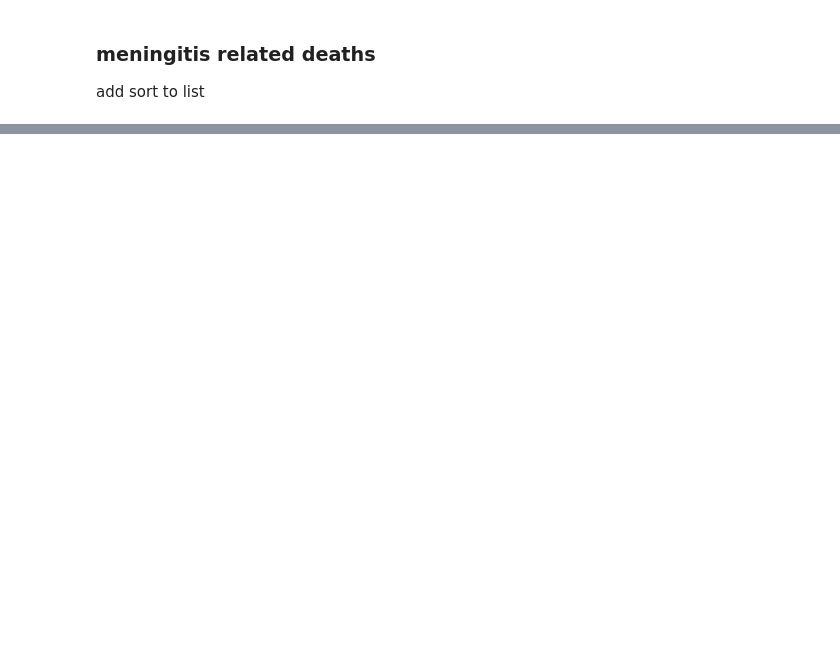
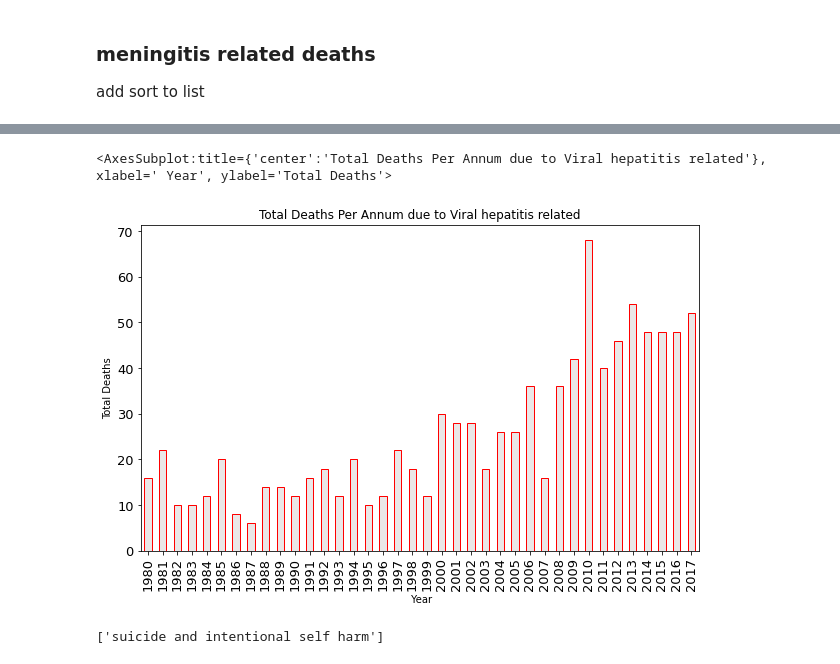
Before and after one commit to jobrien2/UCD-project, a Jupyter notebook: UCD_Start_project.ipynb, the cells around one changed output, grey strips where cells are left out. Cells and saved outputs as stored; diff of their text form; code cells hidden in the pictures; blank space fills up the shorter version.

```diff
--- a/UCD_Start_project.ipynb
+++ b/UCD_Start_project.ipynb
@@ -407,0 +639,13 @@ print(new_sorted_mort_df.head())
+# %%
+viral_hepatitis_df  = categorised_data(my_query2,'All ages')
+# %%
+viral_hepatitis_df_summary = viral_hepatitis_df.groupby('Year')['VALUE'].sum()
+viral_hepatitis_df_summary.plot(kind = 'bar', title = 'Total Deaths Per Annum due to Viral hepatitis related', ylabel = 'Total Deaths', xlabel = ' Year', figsize = (10,6), color =(0.2, 0.1, 0.1, 0.1),  edgecolor='red', fontsize = 13)
+# %% [output]
+<AxesSubplot:title={'center':'Total Deaths Per Annum due to Viral hepatitis related'}, xlabel=' Year', ylabel='Total Deaths'>
+[figure, added]
+# %%
+my_query3 = keyword_search('self')
+suicide_df  = categorised_data(my_query3,'All ages')
+# %% [output]
+['suicide and intentional self harm']
```
Also changed, not shown: parts of 43 cells of this notebook, 1 other file.
